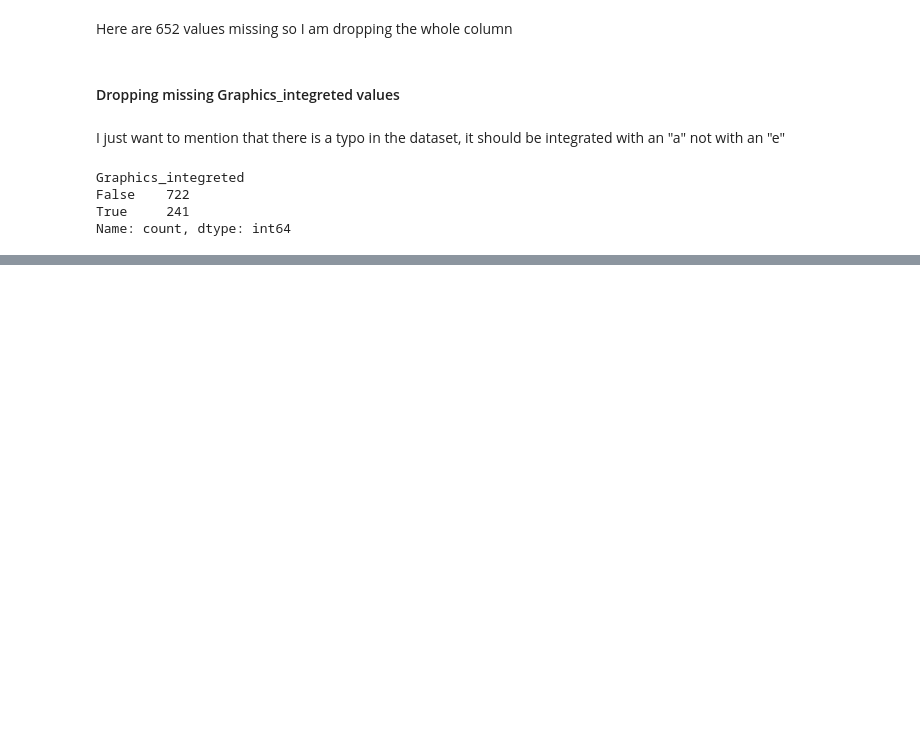
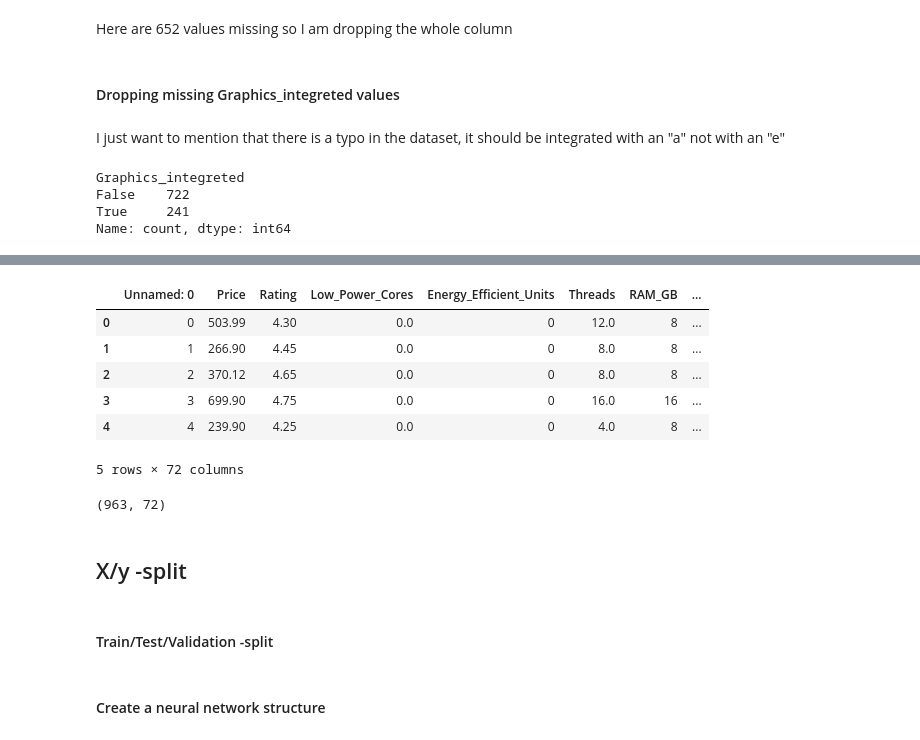
Before and after one commit to DonTauren/DeepLearning, a Jupyter notebook: exercise_1.ipynb, the cells around one changed output, grey strips where cells are left out. Saved outputs shown, nothing was run; the diff lists cells and outputs as text; code cells hidden in the pictures; blank space fills up the shorter version.

Commit message:
finished neural network ann regression

```diff
--- a/exercise_1.ipynb
+++ b/exercise_1.ipynb
@@ -384,6 +390,8 @@ NVIDIA Other          6
 Name: count, dtype: int64
 # %%
 df = pd.get_dummies(df, columns=["GPU_simple"])
+# %%
+df = df.drop(columns=["Graphics_name"])
 # %%
 df.head()
 # %% [output]
@@ -444,0 +467,6 @@ Name: count, dtype: int64
+# %%
+os_counts = df["Operating_system"].value_counts()
+rare_os = os_counts[os_counts < 10].index   # alle <10 Vorkommen
+df["Operating_system"] = df["Operating_system"].replace(rare_os, "Other")
+# %%
+df = pd.get_dummies(df, columns=["Operating_system"])
@@ -444,0 +525,16 @@ Name: count, dtype: int64
+# %%
+df.head()
+# %% [output]
+|  | Unnamed: 0 | Price | Rating | Low_Power_Cores | Energy_Efficient_Units | Threads | RAM_GB | ... |
+| 0 | 0 | 503.99 | 4.30 | 0.0 | 0 | 12.0 | 8 | ... |
+| 1 | 1 | 266.90 | 4.45 | 0.0 | 0 | 8.0 | 8 | ... |
+| 2 | 2 | 370.12 | 4.65 | 0.0 | 0 | 8.0 | 8 | ... |
+| 3 | 3 | 699.90 | 4.75 | 0.0 | 0 | 16.0 | 16 | ... |
+| 4 | 4 | 239.90 | 4.25 | 0.0 | 0 | 4.0 | 8 | ... |
+5 rows × 72 columns
+# %%
+df.shape
+# %% [output]
+(963, 72)
+# %% [markdown]
+## X/y -split
@@ -444,0 +545,2 @@ Name: count, dtype: int64
+# %% [markdown]
+#### Train/Test/Validation -split
@@ -444,0 +553,2 @@ Name: count, dtype: int64
+# %% [markdown]
+#### Create a neural network structure
```
Also changed, not shown: parts of 30 cells of this notebook, 1 other file.
